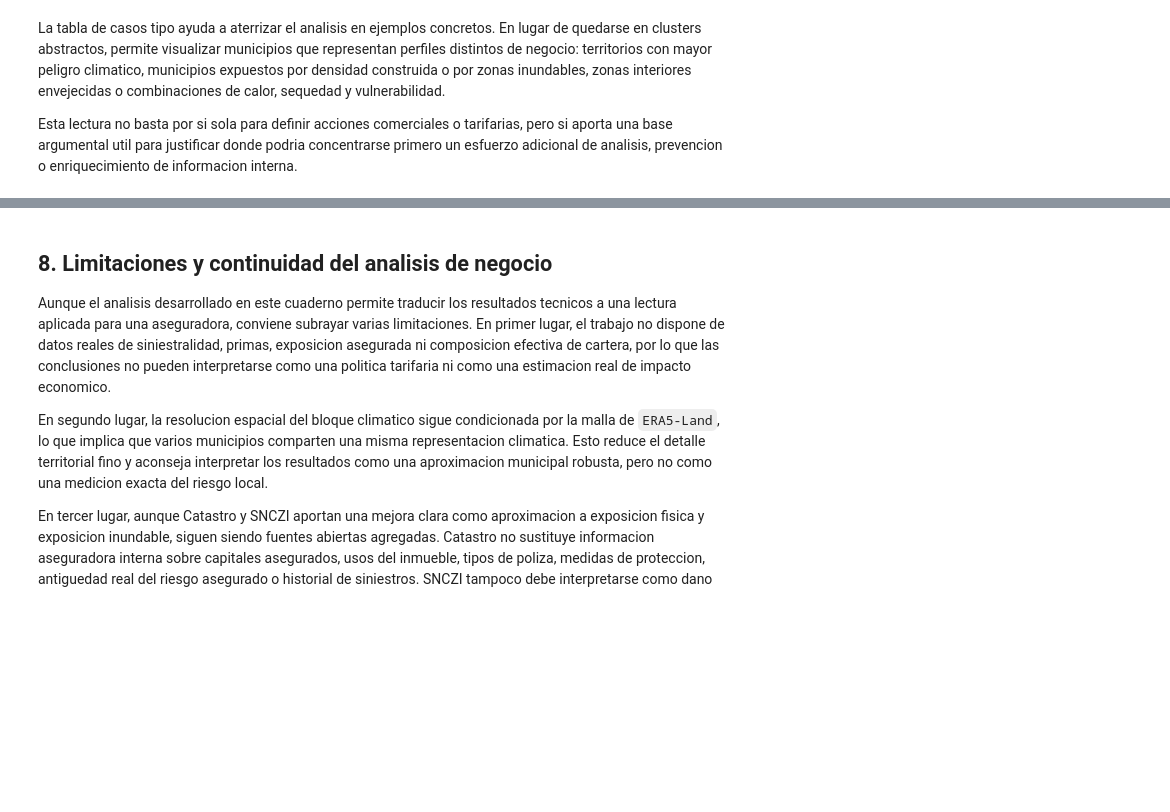
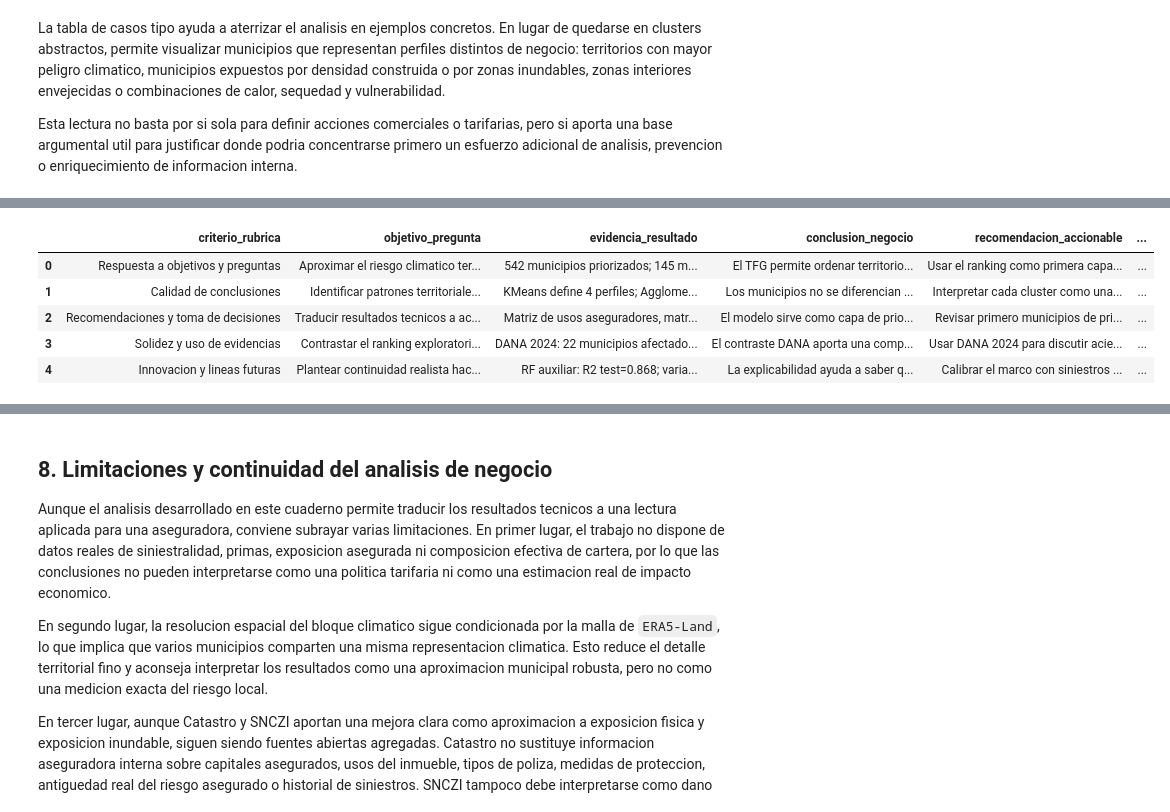
Before and after one commit to gonzalolarriba/modelo-geoespacial-riesgo-climatico, a Jupyter notebook: notebooks/notebook_5_an_negocio.ipynb, the cells around one changed output, grey strips where cells are left out. Cells and saved outputs as stored; diff of their text form; code cells hidden in the pictures; blank space fills up the shorter version.

```diff
--- a/notebooks/notebook_5_an_negocio.ipynb
+++ b/notebooks/notebook_5_an_negocio.ipynb
@@ -1759 +1765,70 @@ Esta lectura no basta por si sola para definir acciones comerciales o tarifarias
+# %%
+dana_high_value = int(
+    dana_overlap_metrics.loc[
+        dana_overlap_metrics["metrica"] == "DANA en prioridad Muy alta o Alta",
+        "valor",
+    ].iloc[0]
+)
+dana_high_pct = float(
+    dana_overlap_metrics.loc[
+        dana_overlap_metrics["metrica"] == "Porcentaje DANA en Muy alta o Alta",
+        "valor",
+    ].iloc[0]
+)
+priority_high_count = int(df_seg["prioridad_negocio"].isin(["Muy alta", "Alta"]).sum())
+
+rubrica_business_closure = pd.DataFrame(
+    [
+        {
+            "criterio_rubrica": "Respuesta a objetivos y preguntas",
+            "objetivo_pregunta": "Aproximar el riesgo climatico territorial en seguros de hogar con datos abiertos.",
+            "evidencia_resultado": f"542 municipios priorizados; {priority_high_count} municipios en prioridad Muy alta o Alta.",
+            "conclusion_negocio": "El TFG permite ordenar territorios y detectar perfiles municipales de seguimiento, aunque no estime siniestralidad real.",
+            "recomendacion_accionable": "Usar el ranking como primera capa de cribado territorial antes de incorporar cartera, polizas y siniestros reales.",
+            "limitacion_o_cautela": "El score es exploratorio y no equivale a frecuencia, coste esperado ni prima tecnica.",
+        },
+        {
+            "criterio_rubrica": "Calidad de conclusiones",
+            "objetivo_pregunta": "Identificar patrones territoriales y motores del riesgo municipal.",
+            "evidencia_resultado": "KMeans define 4 perfiles; Agglomerative contrasta estabilidad; DBSCAN senala municipios singulares.",
+            "conclusion_negocio": "Los municipios no se diferencian solo por clima: tambien importan vulnerabilidad, exposicion construida e inundabilidad.",
+            "recomendacion_accionable": "Interpretar cada cluster como una pregunta de negocio distinta: vigilancia climatica, exposicion fisica, vulnerabilidad o singularidad local.",
+            "limitacion_o_cautela": "Los clusters son tipologias analiticas, no categorias actuariales observadas.",
+        },
+        {
+            "criterio_rubrica": "Recomendaciones y toma de decisiones",
+            "objetivo_pregunta": "Traducir resultados tecnicos a acciones utiles para una aseguradora.",
+            "evidencia_resultado": "Matriz de usos aseguradores, matriz de prioridad y recomendaciones ejecutivas exportadas.",
+            "conclusion_negocio": "El modelo sirve como capa de priorizacion para prevencion, vigilancia y enriquecimiento de datos internos.",
+            "recomendacion_accionable": "Revisar primero municipios de prioridad alta, municipios singulares DBSCAN y casos donde el motor del score sea diferente.",
+            "limitacion_o_cautela": "No debe automatizar aceptacion, rechazo ni subida de prima sin validacion actuarial.",
+        },
+        {
+            "criterio_rubrica": "Solidez y uso de evidencias",
+            "objetivo_pregunta": "Contrastar el ranking exploratorio con una referencia externa posterior.",
+            "evidencia_resultado": f"DANA 2024: {dana_high_value} municipios afectados aparecen en prioridad Muy alta o Alta ({dana_high_pct:.1%}).",
+            "conclusion_negocio": "El contraste DANA aporta una comprobacion critica: hay solape parcial, pero no validacion predictiva fuerte.",
+            "recomendacion_accionable": "Usar DANA 2024 para discutir aciertos, huecos y futuras variables de inundacion o severidad local.",
+            "limitacion_o_cautela": "El BOE no contiene polizas, capitales, importes ni siniestros de hogar geocodificados.",
+        },
+        {
+            "criterio_rubrica": "Innovacion y lineas futuras",
+            "objetivo_pregunta": "Plantear continuidad realista hacia un uso asegurador mas avanzado.",
+            "evidencia_resultado": f"RF auxiliar: R2 test={rf_metrics_lookup.get('R2 test', np.nan):.3f}; variables destacadas: {top_variables_rf}.",
+            "conclusion_negocio": "La explicabilidad ayuda a saber que senales empujan el indice, pero el salto a decision real exige datos internos.",
+            "recomendacion_accionable": "Calibrar el marco con siniestros reales y, en fase futura, explorar downscaling o ensembles climaticos tipo Earth-2.",
+            "limitacion_o_cautela": "RF y SHAP explican un indice construido, no causalidad ni siniestralidad observada.",
+        },
+    ]
+)
+
+rubrica_business_closure.to_csv(BUSINESS_OUT / "cierre_rubrica_negocio.csv", index=False)
+display(rubrica_business_closure)
+# %% [output]
+|  | criterio_rubrica | objetivo_pregunta | evidencia_resultado | conclusion_negocio | recomendacion_accionable | ... |
+| 0 | Respuesta a objetivos y preguntas | Aproximar el riesgo climatico ter... | 542 municipios priorizados; 145 m... | El TFG permite ordenar territorio... | Usar el ranking como primera capa... | ... |
+| 1 | Calidad de conclusiones | Identificar patrones territoriale... | KMeans define 4 perfiles; Agglome... | Los municipios no se diferencian ... | Interpretar cada cluster como una... | ... |
+| 2 | Recomendaciones y toma de decisiones | Traducir resultados tecnicos a ac... | Matriz de usos aseguradores, matr... | El modelo sirve como capa de prio... | Revisar primero municipios de pri... | ... |
+| 3 | Solidez y uso de evidencias | Contrastar el ranking exploratori... | DANA 2024: 22 municipios afectado... | El contraste DANA aporta una comp... | Usar DANA 2024 para discutir acie... | ... |
+| 4 | Innovacion y lineas futuras | Plantear continuidad realista hac... | RF auxiliar: R2 test=0.868; varia... | La explicabilidad ayuda a saber q... | Calibrar el marco con siniestros ... | ... |
 # %% [markdown]
```
Also changed, not shown: parts of 4 cells of this notebook, 1 other file.
